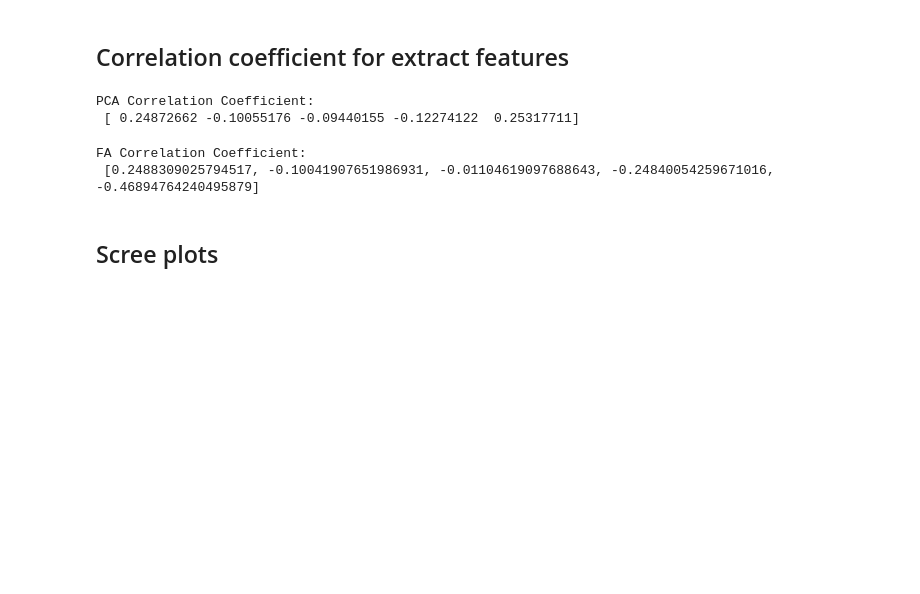
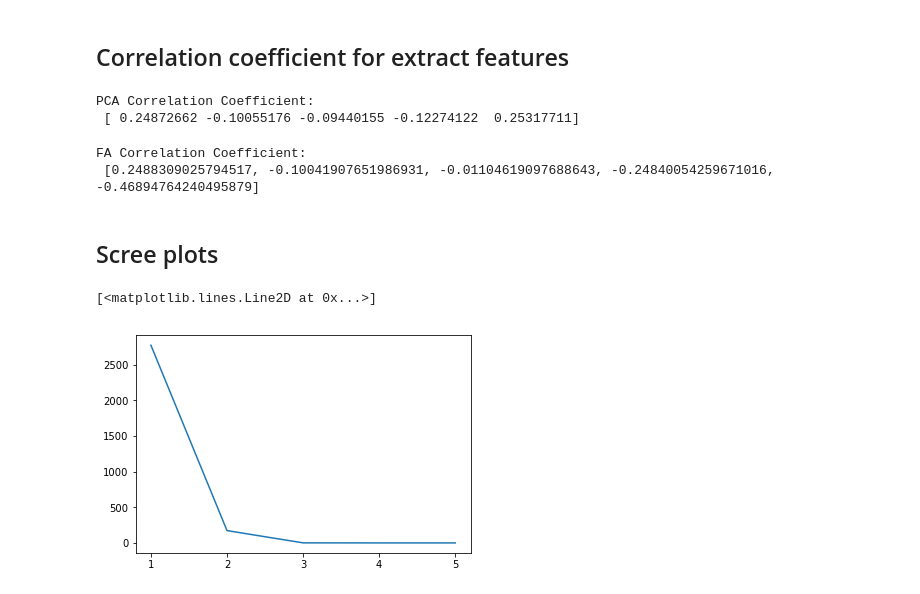
Before and after one commit to iamjz/Python-Data, a Jupyter notebook: FeatureExtraction_Titanic.ipynb, the cells around one changed output. Drawn from its saved outputs; the diff is of its cells as text; code cells hidden in the pictures; blank space fills up the shorter version.

```diff
--- a/FeatureExtraction_Titanic.ipynb
+++ b/FeatureExtraction_Titanic.ipynb
@@ -97,3 +97,10 @@ FA Correlation Coefficient:
  [0.2488309025794517, -0.10041907651986931, -0.01104619097688643, -0.24840054259671016, -0.46894764240495879]
 # %% [markdown]
 ## Scree plots
+# %%
+x_ticks = np.arange(len(pca.components_)) + 1
+plt.xticks(x_ticks)
+plt.plot(x_ticks, pca.explained_variance_)
+# %% [output]
+[<matplotlib.lines.Line2D at 0x...>]
+[figure, added]
```
Also changed, not shown: parts of 3 cells of this notebook.
